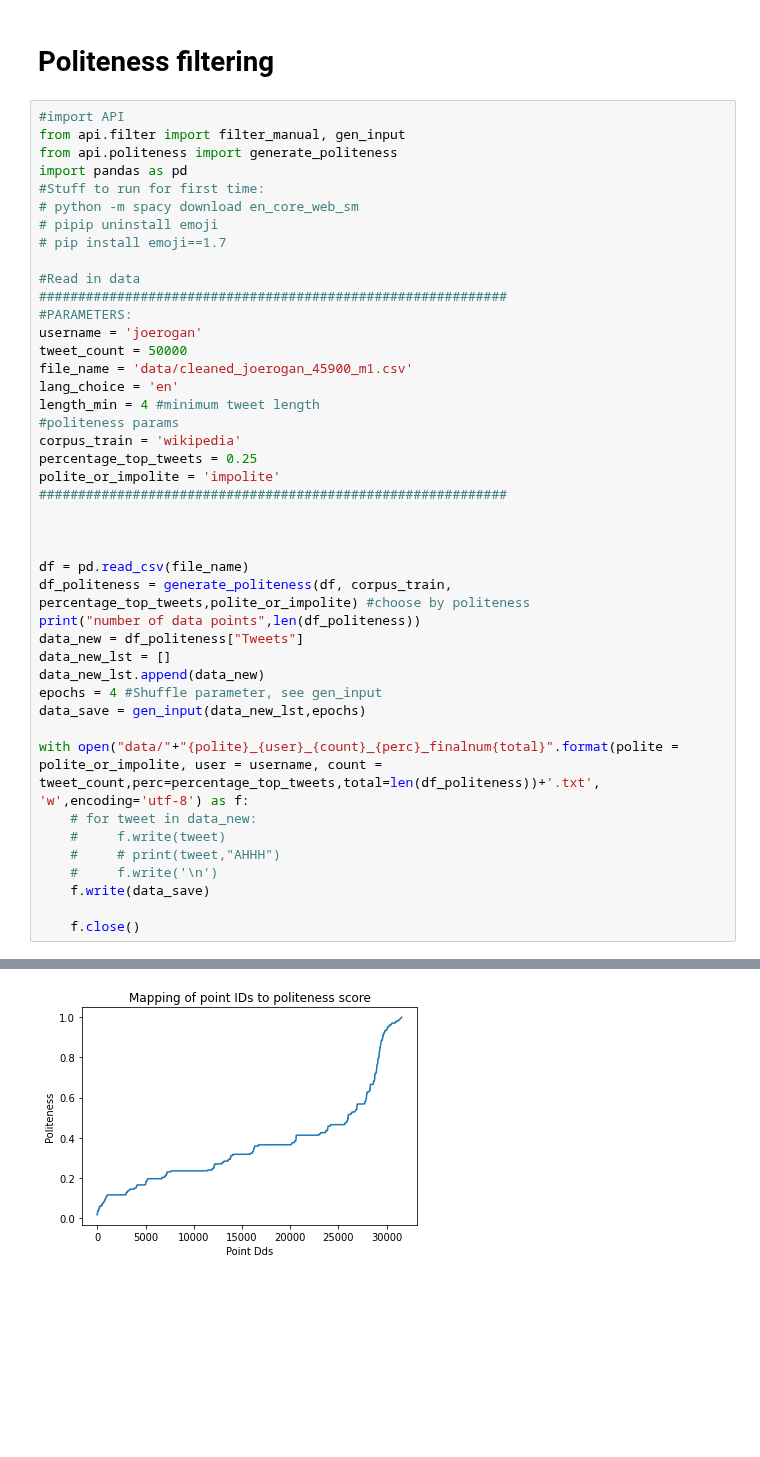
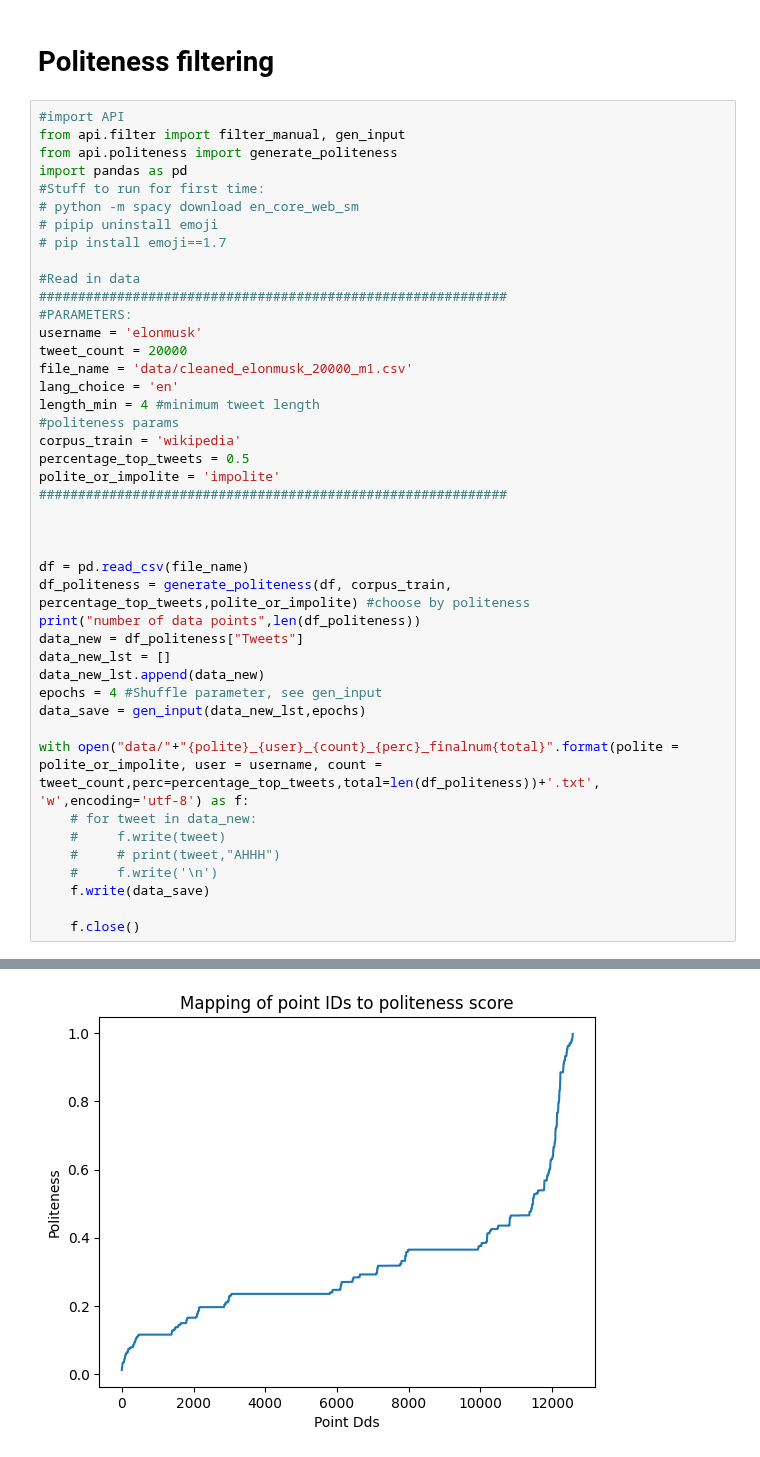
Before and after one commit to Qulxis/StyleTransfer_SpeechGen, a Jupyter notebook: Experimentation/Scrapping and Cleaning.ipynb, the cells around one changed output, grey strips where cells are left out. Drawn from its saved outputs; the diff is of its cells as text; blank space fills up the shorter version.

```diff
--- a/Experimentation/Scrapping and Cleaning.ipynb
+++ b/Experimentation/Scrapping and Cleaning.ipynb
@@ -122,14 +122,14 @@ import pandas as pd
 #Read in data
 ############################################################
 #PARAMETERS:
-username = 'joerogan'
-tweet_count = 50000
-file_name = 'data/cleaned_joerogan_45900_m1.csv'
+username = 'elonmusk'
+tweet_count = 20000
+file_name = 'data/cleaned_elonmusk_20000_m1.csv'
 lang_choice = 'en'
 length_min = 4 #minimum tweet length
 #politeness params
 corpus_train = 'wikipedia'
-percentage_top_tweets = 0.25
+percentage_top_tweets = 0.5
 polite_or_impolite = 'impolite'
 ############################################################
 
@@ -174 +174 @@ number of data points 6502
-[figure, old version]
+[figure, new version]
```
Also changed, not shown: parts of 1 cell of this notebook, 1 other file.
